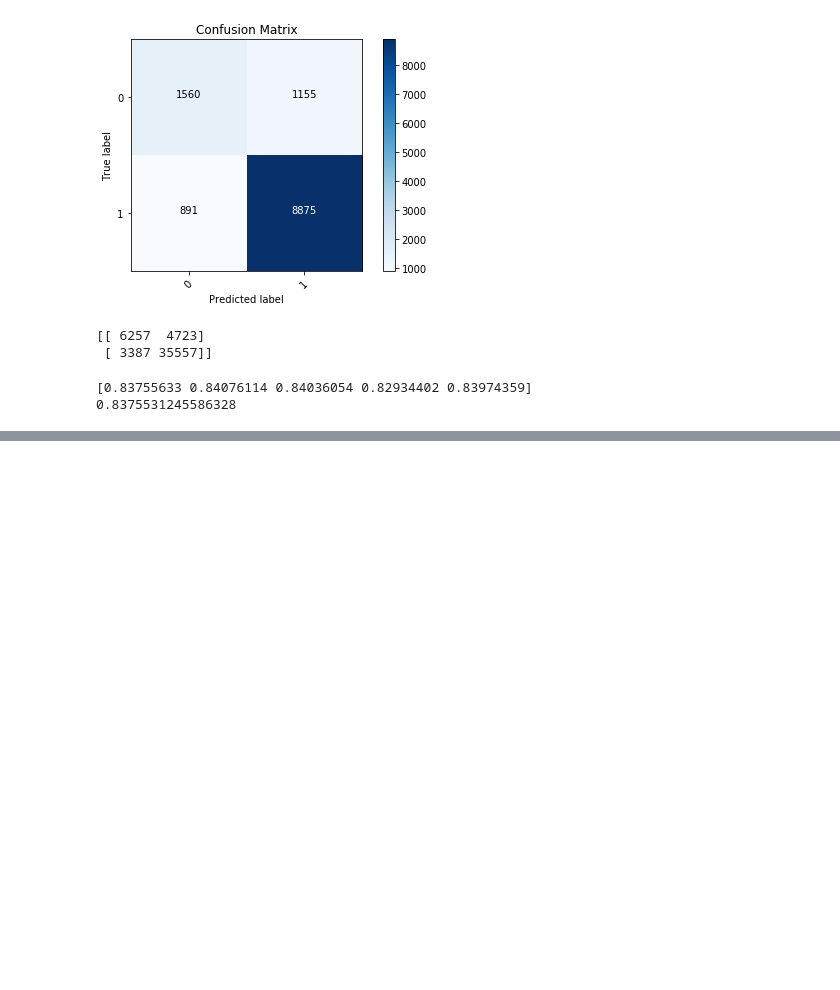
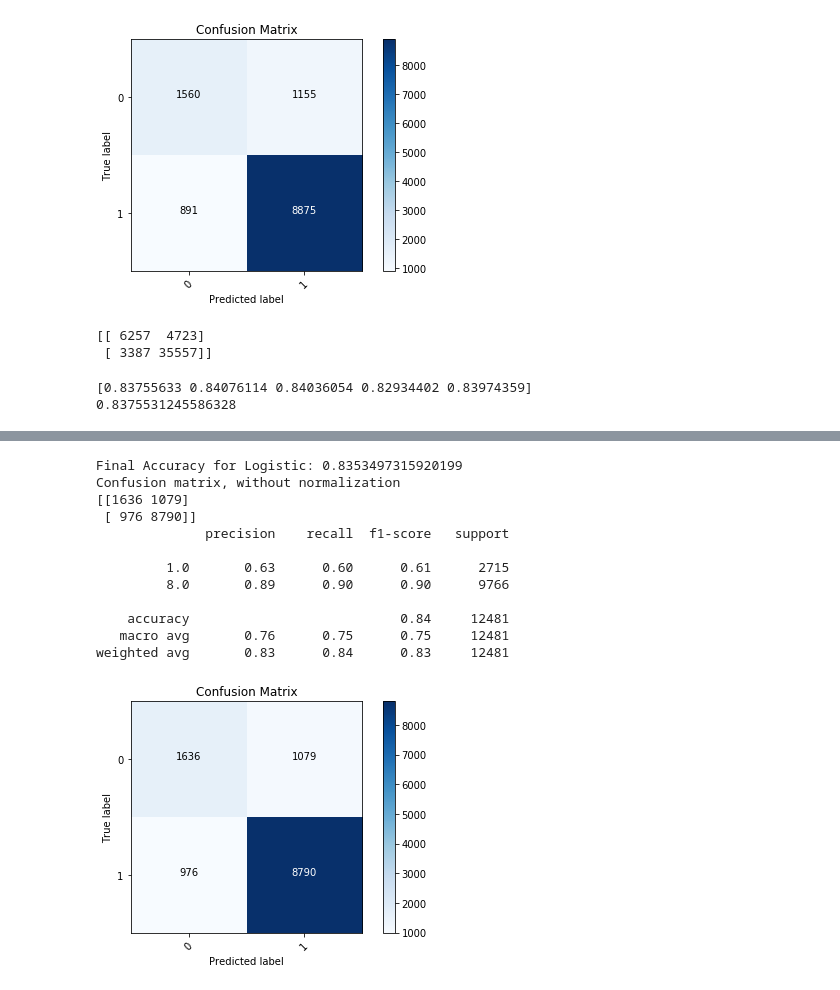
Before and after one commit to ShNadi/okcupid, a Jupyter notebook: docs/reports/report_5/best_model.ipynb, the cells around one changed output, grey strips where cells are left out. Drawn from its saved outputs; the diff is of its cells as text; code cells hidden in the pictures; blank space fills up the shorter version.

```diff
--- a/docs/reports/report_5/best_model.ipynb
+++ b/docs/reports/report_5/best_model.ipynb
@@ -192,0 +316,42 @@ print(scores.mean())
+# %%
+# merge vectorized text data and scaled numeric data
+process_and_join_features = Pipeline([
+    ('features', FeatureUnion([
+            ('numeric_features', Pipeline([
+                ('selector', get_numeric_data),
+                ('scaler', preprocessing.StandardScaler())
+
+            ])),
+             ('text_features', Pipeline([
+                ('selector', get_text_data),
+                ('vec', CountVectorizer(binary=False, ngram_range=(1, 2), lowercase=True))
+            ]))
+         ])),
+    ('clf', LogisticRegression(n_jobs=-1, random_state=0,max_iter=3000, solver='saga', penalty='l2', class_weight='balanced'))
+])
+
+#
+process_and_join_features.fit(X_train, y_train)
+predictions = process_and_join_features.predict(X_val)
+
+
+print("Final Accuracy for Logistic: %s"% accuracy_score(y_val, predictions))
+cm = confusion_matrix(y_val,predictions)
+plt.figure()
+plot_confusion_matrix(cm, classes=[0,1], normalize=False,
+                      title='Confusion Matrix')
+print(classification_report(y_val, predictions))
+# %% [output]
+Final Accuracy for Logistic: 0.8353497315920199
+Confusion matrix, without normalization
+[[1636 1079]
+ [ 976 8790]]
+              precision    recall  f1-score   support
+
+         1.0       0.63      0.60      0.61      2715
+         8.0       0.89      0.90      0.90      9766
+
+    accuracy                           0.84     12481
+   macro avg       0.76      0.75      0.75     12481
+weighted avg       0.83      0.84      0.83     12481
+[figure, added]
```
Also changed, not shown: parts of 14 cells of this notebook, 3 other files.
